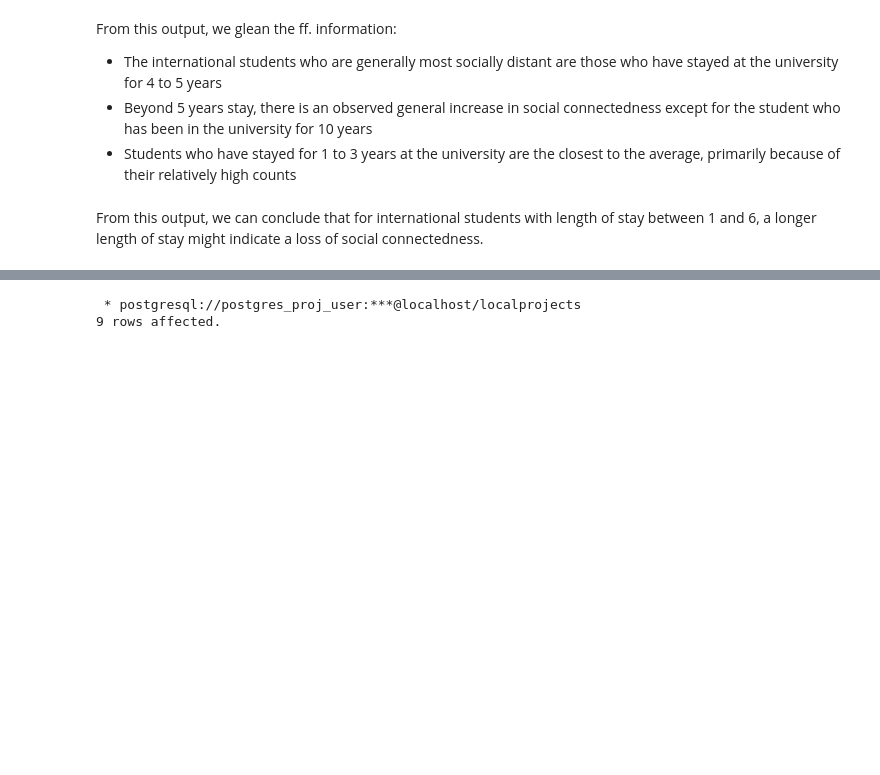
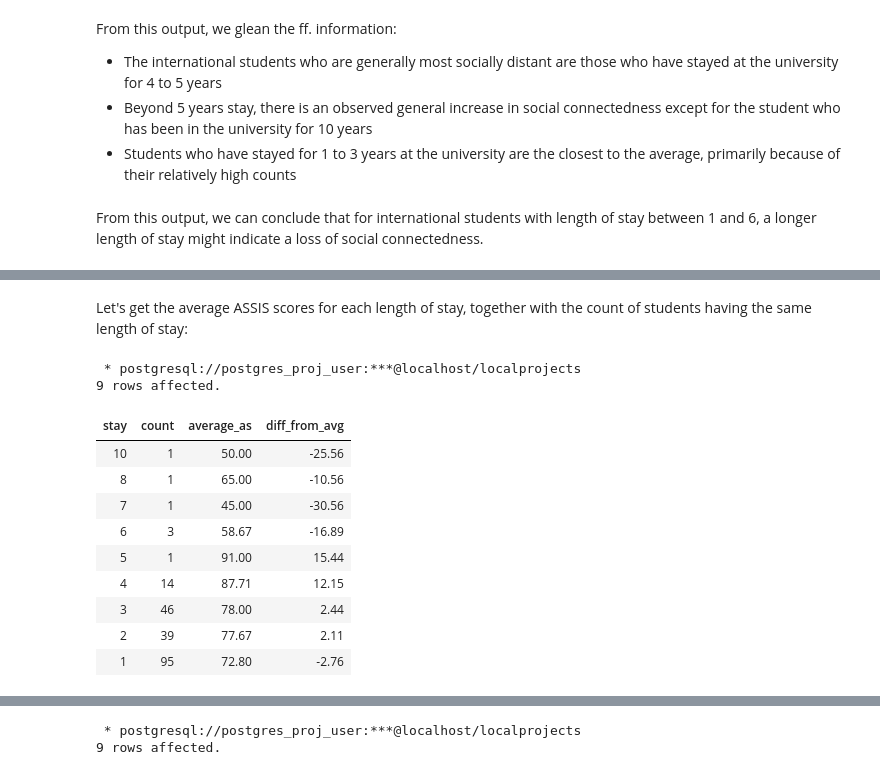
Before and after one commit to jrili/datacamp-analyzing-students-mental-health, a Jupyter notebook: datacamp_analyzing_students_mental_health.ipynb, the cells around one changed output, grey strips where cells are left out. Cells and saved outputs as stored; diff of their text form; code cells hidden in the pictures; blank space fills up the shorter version.

Commit message:
finish notebook with ASSIS analysis

```diff
--- a/datacamp_analyzing_students_mental_health.ipynb
+++ b/datacamp_analyzing_students_mental_health.ipynb
@@ -393,0 +406,46 @@ Described in the research paper [Development of an Acculturative Stress Scale fo
+# %% [markdown]
+Let's get the average ASSIS scores for each length of stay, together with the count of students having the same length of stay:
+# %%
+%%sql
+-- Get the overall average ASSIS score for all international students
+-- for later comparison
+WITH intl_avg_toas AS
+(
+        SELECT ROUND(AVG(toas), 2) AS avg_toas
+        FROM students
+        WHERE inter_dom = 'Inter'
+),
+
+-- Get the average ASSIS score grouped by length of stay
+-- together with the overall average for later comparison
+intl_avg_toas_by_stay AS (
+        SELECT stay,
+                COUNT(serial_id) AS count,
+                ROUND(AVG(toas), 2) AS average_as,
+                (
+                        SELECT avg_toas
+                        FROM intl_avg_toas
+                ) AS average_as_overall
+        FROM students
+        WHERE inter_dom = 'Inter'
+        GROUP BY stay
+)
+
+SELECT stay, count,
+        average_as,
+        average_as - average_as_overall AS diff_from_avg
+FROM intl_avg_toas_by_stay
+ORDER BY stay DESC
+# %% [output]
+ * postgresql://postgres_proj_user:***@localhost/localprojects
+9 rows affected.
+| stay | count | average_as | diff_from_avg |
+| 10 | 1 | 50.00 | -25.56 |
+| 8 | 1 | 65.00 | -10.56 |
+| 7 | 1 | 45.00 | -30.56 |
+| 6 | 3 | 58.67 | -16.89 |
+| 5 | 1 | 91.00 | 15.44 |
+| 4 | 14 | 87.71 | 12.15 |
+| 3 | 46 | 78.00 | 2.44 |
+| 2 | 39 | 77.67 | 2.11 |
+| 1 | 95 | 72.80 | -2.76 |
```
Also changed, not shown: parts of 7 cells of this notebook.
